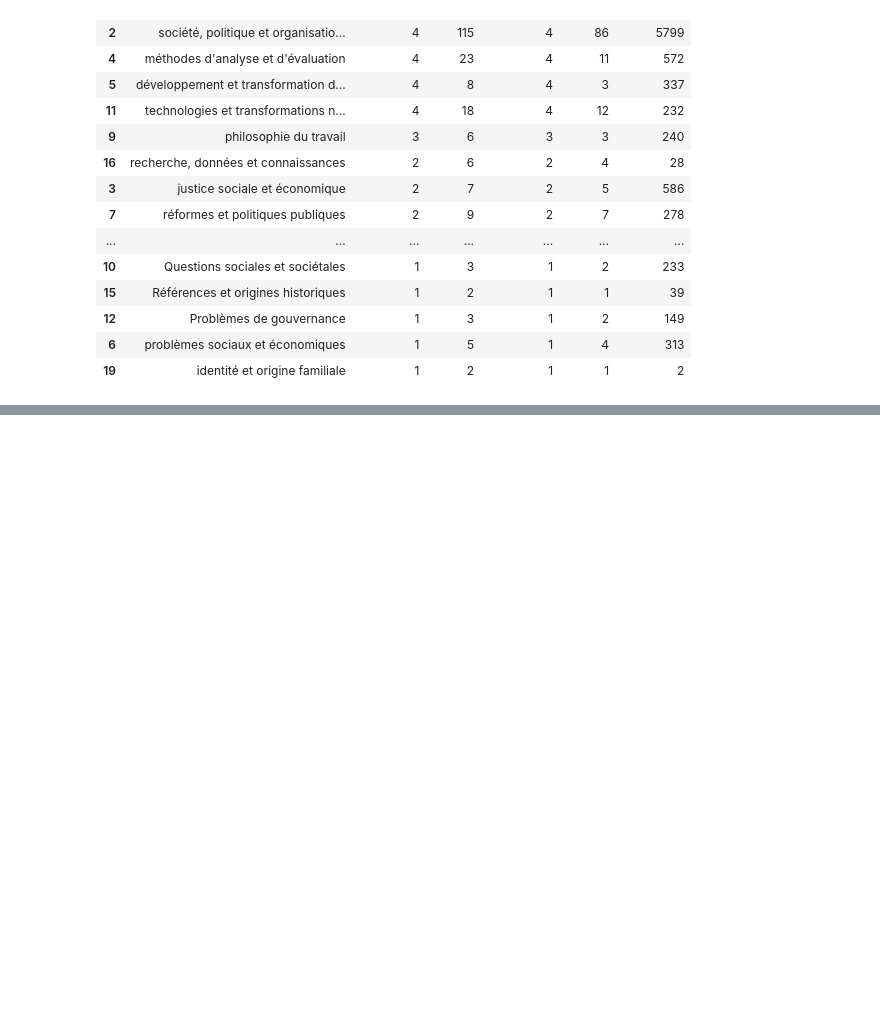
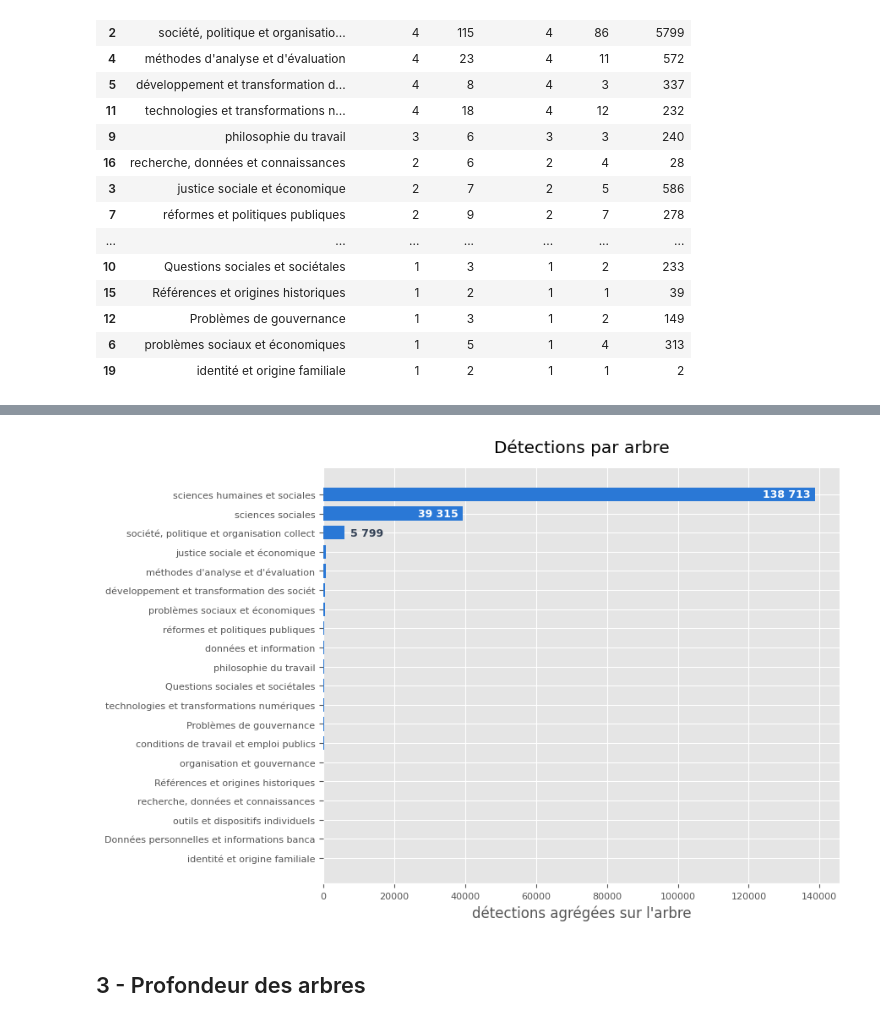
Before and after one commit to dataforgoodfr/cahier_doleances, a Jupyter notebook: analyse/structure_arbres_v3.ipynb, the cells around one changed output, grey strips where cells are left out. Drawn from its saved outputs; the diff is of its cells as text; code cells hidden in the pictures; blank space fills up the shorter version.

```diff
--- a/analyse/structure_arbres_v3.ipynb
+++ b/analyse/structure_arbres_v3.ipynb
@@ -180,0 +149,6 @@ dire trois choses. On mesure les trois.
+# %%
+TOT = tab["détections"].sum()
+cumul = tab.sort_values("détections", ascending=False).copy()
+cumul["% du total"] = (100 * cumul["détections"] / TOT).round(1)
+cumul["% cumulé"] = cumul["% du total"].cumsum().round(1)
+cumul[["racine", "nœuds", "détections", "% du total", "% cumulé"]].head(6)
@@ -181 +181,28 @@ dire trois choses. On mesure les trois.
+# %%
+serie = cumul.sort_values("détections")
+fig, ax = plt.subplots(figsize=(9, 6))
+ax.barh(serie["racine"].str.slice(0, 42), serie["détections"], color="#2a78d6", height=0.72)
+ax.set_xlabel("détections agrégées sur l'arbre")
+ax.set_title("Détections par arbre", pad=14)
+
+xmax = serie["détections"].max()
+for y, (_, ligne) in enumerate(serie.iterrows()):
+    v = ligne["détections"]
+    if v <= 5000:
+        continue
+    txt = f"{int(v):,}".replace(",", " ")
+    dedans = v > 0.25 * xmax
+    ax.text(v + (-0.01 if dedans else 0.012) * xmax, y, txt, va="center",
+            ha="right" if dedans else "left",
+            color="white" if dedans else "#334155", fontsize=9, fontweight="bold")
+
+ax.tick_params(labelsize=8)
+for bord in ("top", "right", "left"):
+    ax.spines[bord].set_visible(False)
+plt.tight_layout()
+plt.show()
+# %% [output]
+[figure, added]
+# %% [markdown]
+## 3 - Profondeur des arbres
 # %%
```
Also changed, not shown: parts of 34 cells of this notebook, 9 other files.
